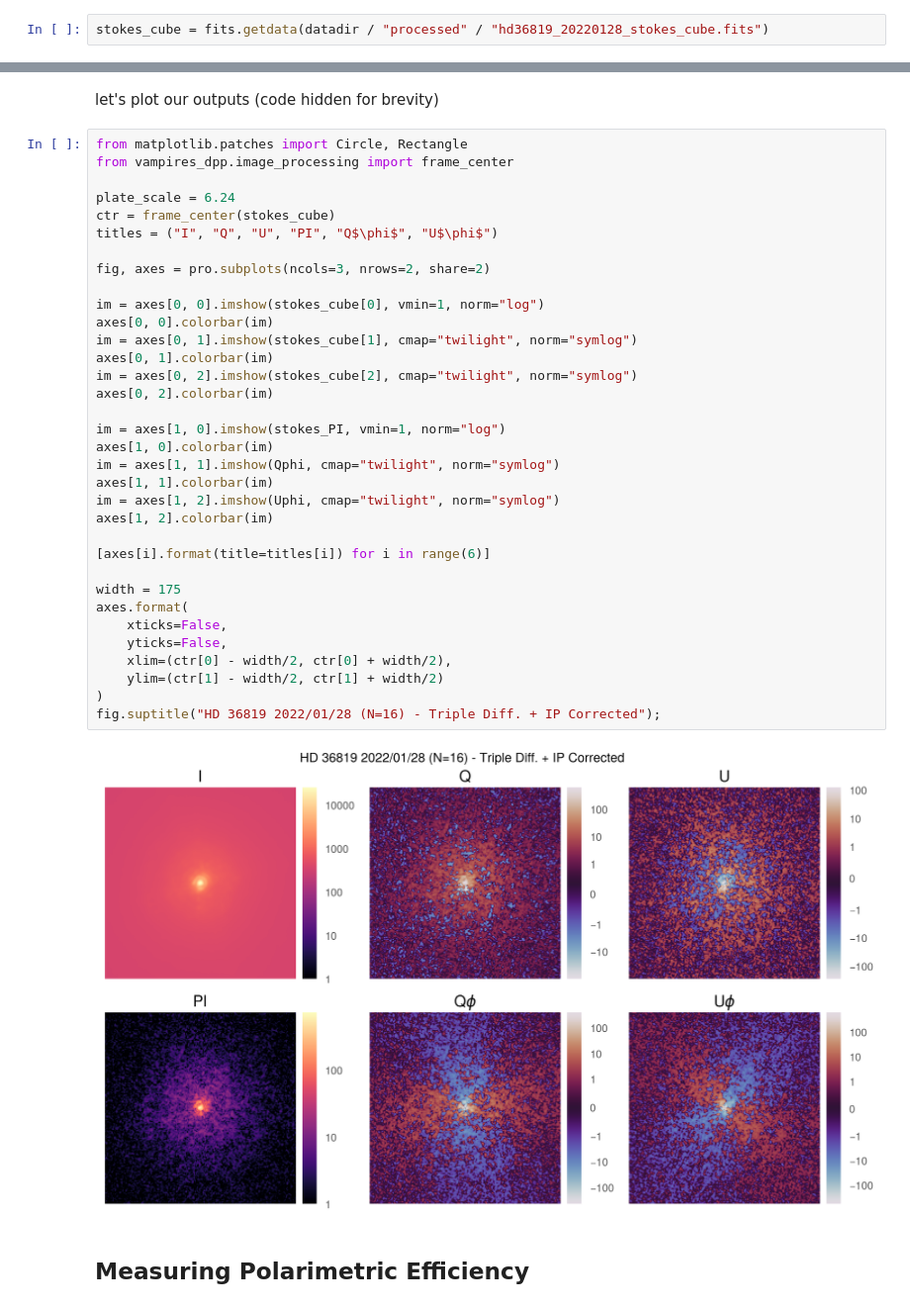
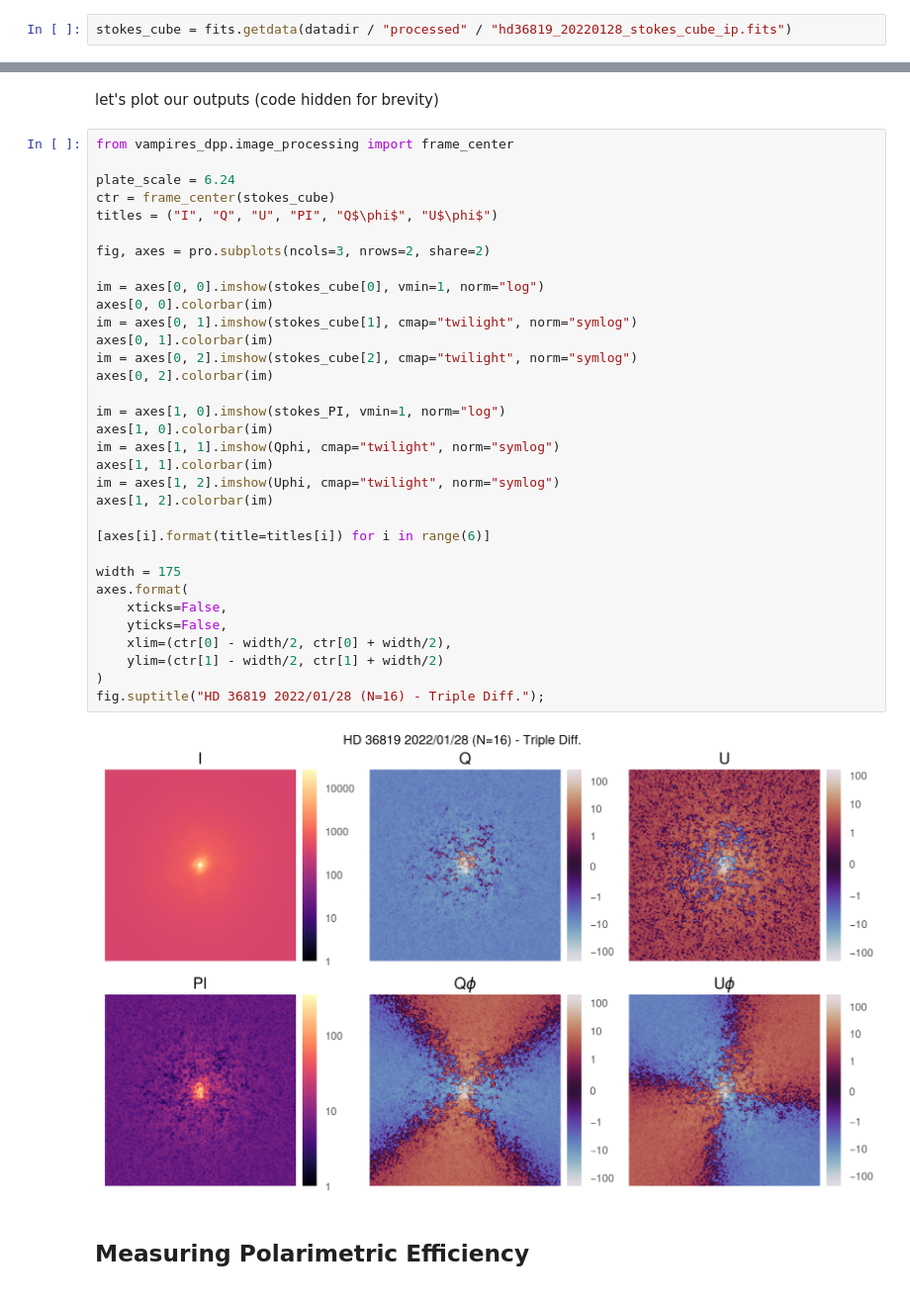
Before and after one commit to scexao-org/vampires_dpp, a Jupyter notebook: docs/examples/polarimetric_differential_imaging.ipynb, the cells around one changed output, grey strips where cells are left out. Shown at 99% size. Saved outputs shown, nothing was run; the diff lists cells and outputs as text.

```diff
--- a/docs/examples/polarimetric_differential_imaging.ipynb
+++ b/docs/examples/polarimetric_differential_imaging.ipynb
@@ -89,7 +88,7 @@ pipeline.run()
 # %% [markdown]
 ## Reviewing Outputs
 # %%
-stokes_cube = fits.getdata(datadir / "processed" / "hd36819_20220128_stokes_cube.fits")
+stokes_cube = fits.getdata(datadir / "processed" / "hd36819_20220128_stokes_cube_ip.fits")
 # %% [markdown]
 from our Stokes cube we can calculate the polarized intensity (PI), angle of linear polarization (AoLP), and the radial Stokes parameters $Q_\phi$, $U_\phi$.
 # %%
@@ -101,40 +100,39 @@ Qphi, Uphi = radial_stokes(stokes_cube, phi=0)
 # %% [markdown]
 let's plot our outputs (code hidden for brevity)
 # %%
-from matplotlib.patches import Circle, Rectangle
 from vampires_dpp.image_processing import frame_center
 
 plate_scale = 6.24
 ctr = frame_center(stokes_cube)
 titles = ("I", "Q", "U", "PI", "Q$\phi$", "U$\phi$")
 
 fig, axes = pro.subplots(ncols=3, nrows=2, share=2)
 
 im = axes[0, 0].imshow(stokes_cube[0], vmin=1, norm="log")
 axes[0, 0].colorbar(im)
 im = axes[0, 1].imshow(stokes_cube[1], cmap="twilight", norm="symlog")
 axes[0, 1].colorbar(im)
 im = axes[0, 2].imshow(stokes_cube[2], cmap="twilight", norm="symlog")
 axes[0, 2].colorbar(im)
 
 im = axes[1, 0].imshow(stokes_PI, vmin=1, norm="log")
 axes[1, 0].colorbar(im)
 im = axes[1, 1].imshow(Qphi, cmap="twilight", norm="symlog")
 axes[1, 1].colorbar(im)
 im = axes[1, 2].imshow(Uphi, cmap="twilight", norm="symlog")
 axes[1, 2].colorbar(im)
 
 [axes[i].format(title=titles[i]) for i in range(6)]
 
 width = 175
 axes.format(
     xticks=False,
     yticks=False,
     xlim=(ctr[0] - width/2, ctr[0] + width/2),
     ylim=(ctr[1] - width/2, ctr[1] + width/2)
 )
-fig.suptitle("HD 36819 2022/01/28 (N=16) - Triple Diff. + IP Corrected");
+fig.suptitle("HD 36819 2022/01/28 (N=16) - Triple Diff.");
 # %% [output]
-[figure, old version]
+[figure, new version]
 # %% [markdown]
 ## Measuring Polarimetric Efficiency
```
Also changed, not shown: parts of 2 cells of this notebook.
